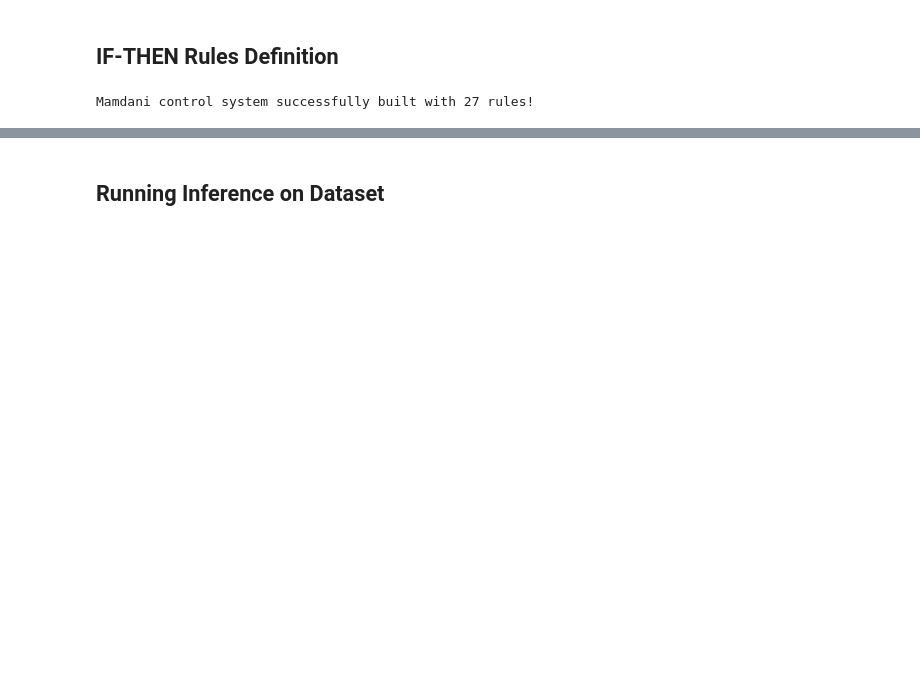
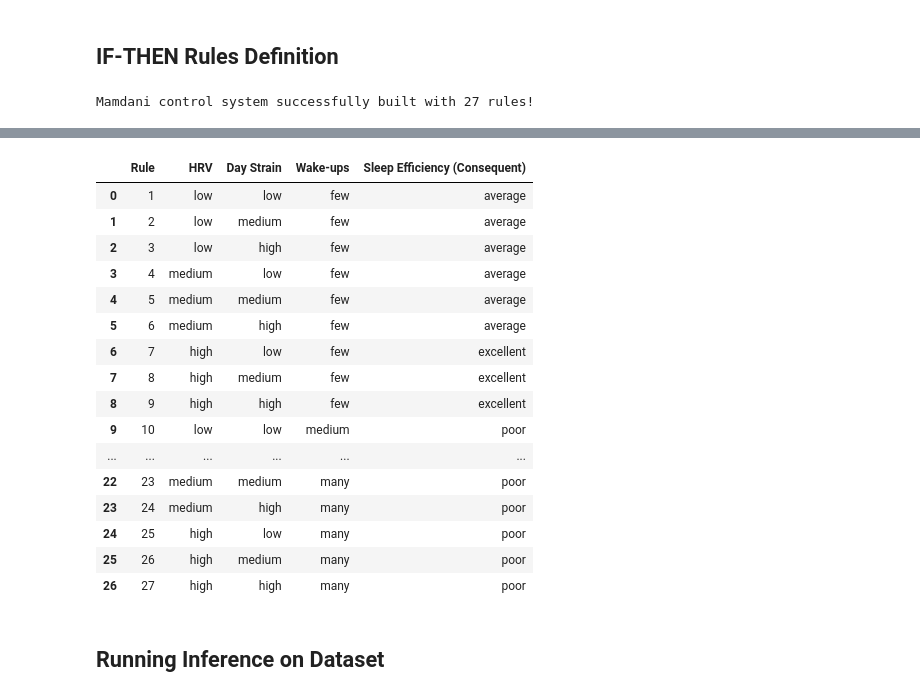
Before and after one commit to amiraaa83/Multi-Domain_Application_of_Mamdani_Fuzzy_Inference_Systems_for_Regression, a Jupyter notebook: notebooks/01_sleep_health.ipynb, the cells around one changed output, grey strips where cells are left out. Saved outputs shown, nothing was run; the diff lists cells and outputs as text; code cells hidden in the pictures; blank space fills up the shorter version.

```diff
--- a/notebooks/01_sleep_health.ipynb
+++ b/notebooks/01_sleep_health.ipynb
@@ -198,2 +213,67 @@ print(f"Mamdani control system successfully built with {len(rules)} rules!")
 # %% [output]
 Mamdani control system successfully built with 27 rules!
+# %%
+ant = fis.antecedents
+cons = fis.consequents
+
+# Biologically accurate 3D rule matrix sliced by Wake-ups
+rule_matrix = {
+    'few': {                  # 1st level key: Wake-ups
+        'low':    {           # 2nd level key: HRV
+            'low': 'average', # 3rd level key: Day Strain -> Consequent
+            'medium': 'average',
+            'high': 'average'},
+        'medium': {'low': 'average', 'medium': 'average', 'high': 'average'},
+        'high':   {'low': 'excellent', 'medium': 'excellent', 'high': 'excellent'}
+    },
+    'medium': {
+        'low':    {'low': 'poor',    'medium': 'poor',    'high': 'poor'},
+        'medium': {'low': 'average', 'medium': 'average', 'high': 'poor'},
+        'high':   {'low': 'average', 'medium': 'average', 'high': 'average'}
+    },
+    'many': {
+        'low':    {'low': 'poor',    'medium': 'poor',    'high': 'poor'},
+        'medium': {'low': 'poor',    'medium': 'poor',    'high': 'poor'},
+        'high':   {'low': 'poor',    'medium': 'poor',    'high': 'poor'}
+    }
+}
+
+# Rules list from the updated matrix
+rules = []
+table_data = []
+
+rule_count = 1
+for wake_level, hrv_dict in rule_matrix.items():
+    for hrv_level, strain_dict in hrv_dict.items():
+        for strain_level, outcome in strain_dict.items():
+            # Create and store the actual rule object for the code
+            rule = Rule(
+                ant['hrv'][hrv_level] & ant['day_strain'][strain_level] & ant['wake_ups'][wake_level],
+                cons['sleep_efficiency'][outcome]
+            )
+            rules.append(rule)
+
+            # Collect data for the dataframe
+            table_data.append({
+                "Rule": rule_count,
+                "HRV": hrv_level,
+                "Day Strain": strain_level,
+                "Wake-ups": wake_level,
+                "Sleep Efficiency (Consequent)": outcome
+            })
+            rule_count += 1
+
+df = pd.DataFrame(table_data)
+# Permite afișarea tuturor rândurilor în tabelul interactiv
+pd.set_option('display.max_rows', None)
+
+# Copies the table to clipboard for word! -> select text -> insert table -> convert text to table -> separate text at Tabs
+# df.to_clipboard(index=False, sep='\t')
+
+# Build control system with all 27 rules
+fis.build_system(rules)
+print(f"Mamdani control system successfully built with {len(rules)} rules!")
+
+# Afișează tabelul interactiv complet (fără print)
+df
+# %% [output]
@@ -200,3 +281,20 @@ Mamdani control system successfully built with 27 rules!
+|  | Rule | HRV | Day Strain | Wake-ups | Sleep Efficiency (Consequent) |
+| 0 | 1 | low | low | few | average |
+| 1 | 2 | low | medium | few | average |
+| 2 | 3 | low | high | few | average |
+| 3 | 4 | medium | low | few | average |
+| 4 | 5 | medium | medium | few | average |
+| 5 | 6 | medium | high | few | average |
+| 6 | 7 | high | low | few | excellent |
+| 7 | 8 | high | medium | few | excellent |
+| 8 | 9 | high | high | few | excellent |
+| 9 | 10 | low | low | medium | poor |
+| ... | ... | ... | ... | ... | ... |
+| 22 | 23 | medium | medium | many | poor |
+| 23 | 24 | medium | high | many | poor |
+| 24 | 25 | high | low | many | poor |
+| 25 | 26 | high | medium | many | poor |
+| 26 | 27 | high | high | many | poor |
 # %% [markdown]
 ## Running Inference on Dataset
 # %%
```
Also changed, not shown: parts of 9 cells of this notebook, 2 other files.
